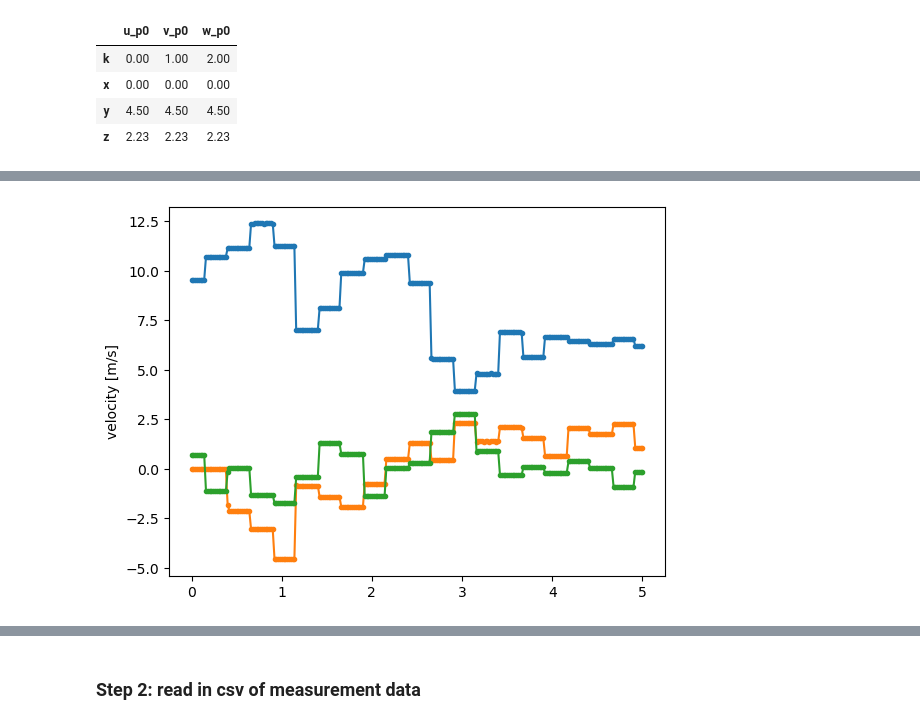
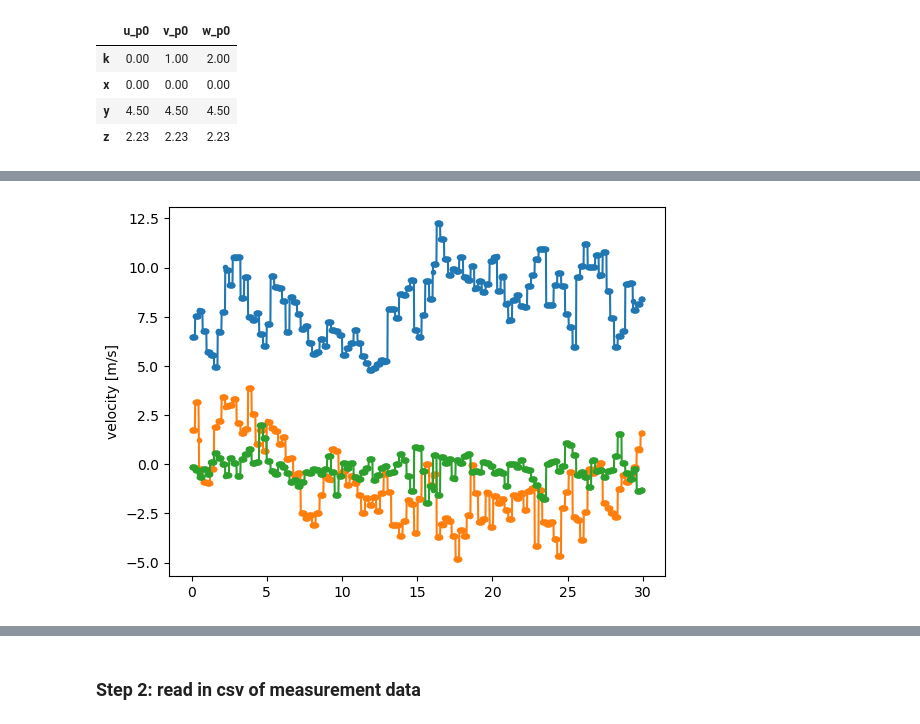
Before and after one commit to brookeslawski/pyconturb-pvade, a Jupyter notebook: duramat_constrained_turb.ipynb, the cells around one changed output, grey strips where cells are left out. Saved outputs shown, nothing was run; the diff lists cells and outputs as text; code cells hidden in the pictures.

```diff
--- a/duramat_constrained_turb.ipynb
+++ b/duramat_constrained_turb.ipynb
@@ -69,7 +73,10 @@ def read_csv_data(raw_data):
 # sonic_data_fn = 'sonic1_20s_20Hz.csv'
 # sonic_data_fn = 'sonic1_10min_20Hz.csv'
 # sonic_data_fn = 'sonic1_10min_50Hz.csv'
-sonic_data_fn = 'DuraMAT_tilt40deg_turbulent_inflow_10min_timeseries.csv'
+# sonic_data_fn = 'DuraMAT_tilt40deg_turbulent_inflow_10min_timeseries.csv'
+sonic_data_fn = 'DuraMAT_tiltneg40deg_turbulent_inflow_10min_timeseries.csv'
+# sonic_data_fn = 'DuraMAT_tiltneg10deg_turbulent_inflow_10min_timeseries.csv'
+# sonic_data_fn = 'DuraMAT_tilt10deg_turbulent_inflow_10min_timeseries.csv'
 
 raw_data = pd.read_csv(sonic_data_fn, index_col='Time')
 raw_data.index = pd.to_datetime(raw_data.index)
@@ -98,12 +105,17 @@ sonic_data
 30000 rows × 3 columns
 # %%
-vel_cols = ['u (m/s)', 'v (m/s)', 'w (m/s)']
-plt_data = raw_data.iloc[:60]
+# vel_cols = ['u (m/s)', 'v (m/s)', 'w (m/s)']
+# tstart = 250
+# tend = tstart+30.0
+# plt_data = sonic_data[(sonic_data.index > tstart) & (sonic_data.index < tend)] #raw_data.iloc[:60]
+plt_data = sonic_data
 fig, axs = plt.subplots()
-for col in vel_cols:
+for col in plt_data.columns:
     plt.plot(plt_data[col], '.-', label=col)  # subselect long. wind component
     # plt.plot(plt_data[col].resample('50ms').median(), 'kx', label=col)  # subselect long. wind component
-    plt.plot(plt_data[col].resample('250ms').median(), 'kx')  # subselect long. wind component
+    # plt.plot(plt_data[col].resample('250ms').median(), 'kx')  # subselect long. wind component
+    if 'u' in col:
+        print('u_mean = ', plt_data[col].mean())
 axs.set_ylabel('velocity [m/s]');
 axs.legend()
 axs.tick_params(axis='x', rotation=45)
@@ -133,17 +146,23 @@ Text(0.5, 0, 'time')
 #     ax.set_xlabel('time [s]')
 # %%
 # optional: cut down duration of signal for testing
-tf_sonic1 = 5.0 # [s] - this is also how long the synthetic turbulence signal will be
-sonic_data = sonic_data.loc[sonic_data.index <= tf_sonic1]
+duration = 30.0
+tstart = 250.000000
+tend = tstart+duration
+sonic_data = sonic_data.loc[(sonic_data.index >= tstart) & (sonic_data.index < tend)] #raw_data.iloc[:60]
+sonic_data.index = sonic_data.index - tstart
+
+# tf_sonic1 = 30.0 # [s] - this is also how long the synthetic turbulence signal will be
+# sonic_data = sonic_data.loc[sonic_data.index <= tf_sonic1]
 
 fig, axs = plt.subplots()
 for col in sonic_data.columns:
     plt.plot(sonic_data[col], marker='.', label=col)  # subselect long. wind component
     # plt.plot(sonic_data[col].resample('50L').first(), marker='.', label=col)  # subselect long. wind component
 axs.set_ylabel('velocity [m/s]');
 
 sonic_df = pd.concat([sonic_spat_df, sonic_data], axis=0)
 # sonic_df.head()
 # %% [output]
-[figure, old version]
+[figure, new version]
 # %%
```
Also changed, not shown: parts of 12 cells of this notebook.
